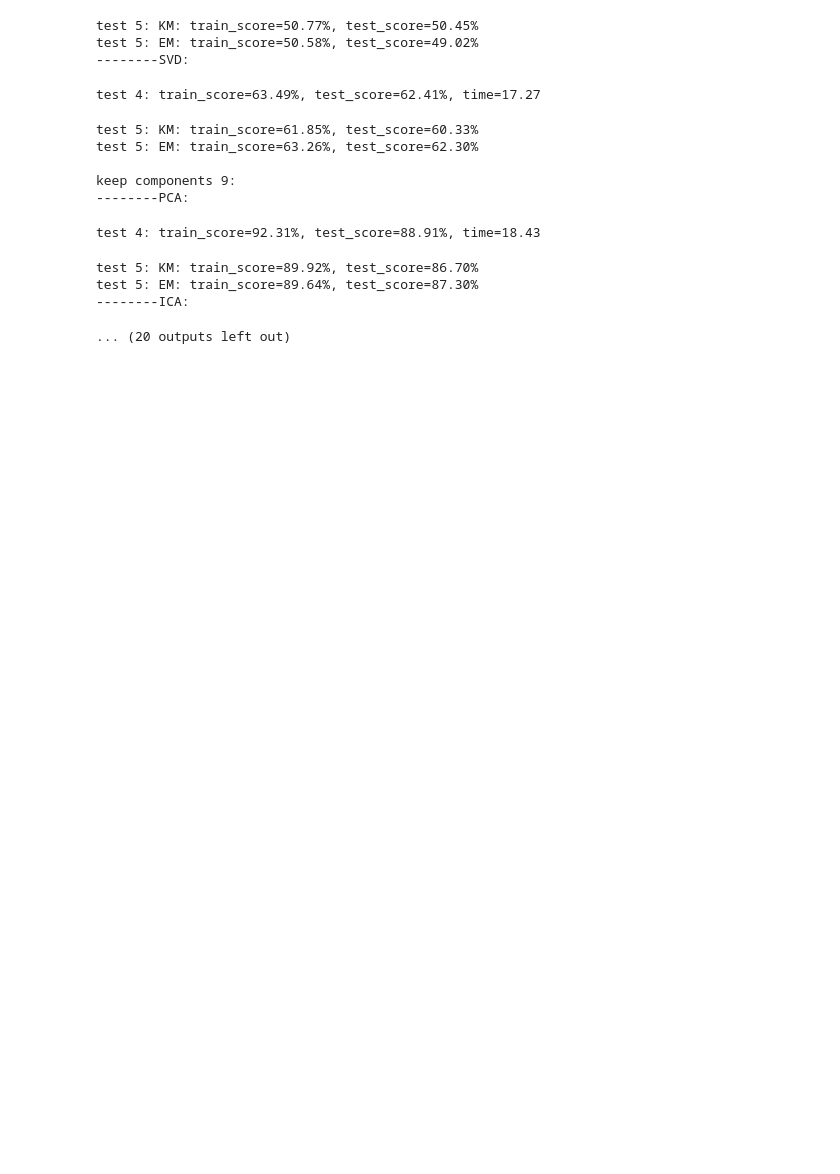
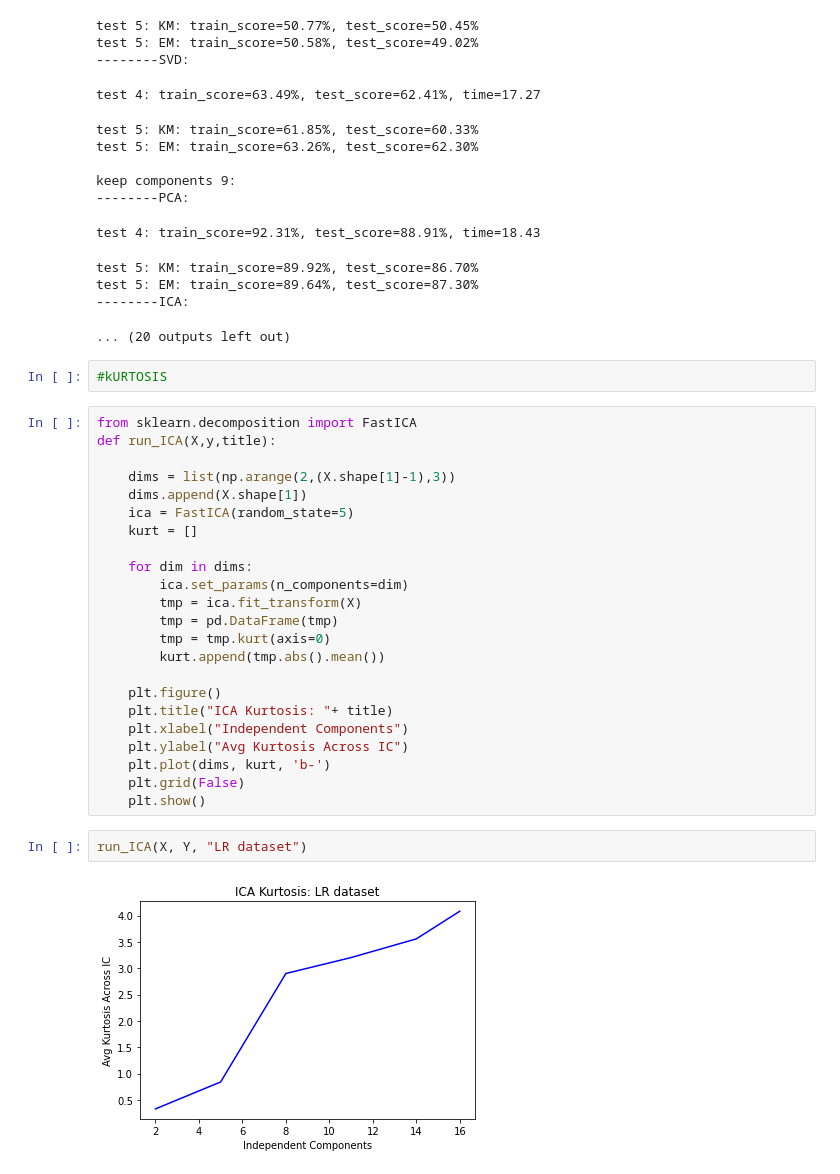
Before and after one commit to Satyajitv/GATECH-7641, a Jupyter notebook: assignment3/Letter recognitiion.ipynb, the cells around one changed output. Cells and saved outputs as stored; diff of their text form; blank space fills up the shorter version.

```diff
--- a/assignment3/Letter recognitiion.ipynb
+++ b/assignment3/Letter recognitiion.ipynb
@@ -1818,3 +1818,32 @@ test 5: KM: train_score=89.92%, test_score=86.70%
 test 5: EM: train_score=89.64%, test_score=87.30%
 --------ICA:
 ... (20 outputs left out)
+# %%
+#kURTOSIS
+# %%
+from sklearn.decomposition import FastICA
+def run_ICA(X,y,title):
+
+    dims = list(np.arange(2,(X.shape[1]-1),3))
+    dims.append(X.shape[1])
+    ica = FastICA(random_state=5)
+    kurt = []
+
+    for dim in dims:
+        ica.set_params(n_components=dim)
+        tmp = ica.fit_transform(X)
+        tmp = pd.DataFrame(tmp)
+        tmp = tmp.kurt(axis=0)
+        kurt.append(tmp.abs().mean())
+
+    plt.figure()
+    plt.title("ICA Kurtosis: "+ title)
+    plt.xlabel("Independent Components")
+    plt.ylabel("Avg Kurtosis Across IC")
+    plt.plot(dims, kurt, 'b-')
+    plt.grid(False)
+    plt.show()
+# %%
+run_ICA(X, Y, "LR dataset")
+# %% [output]
+[figure, added]
```
